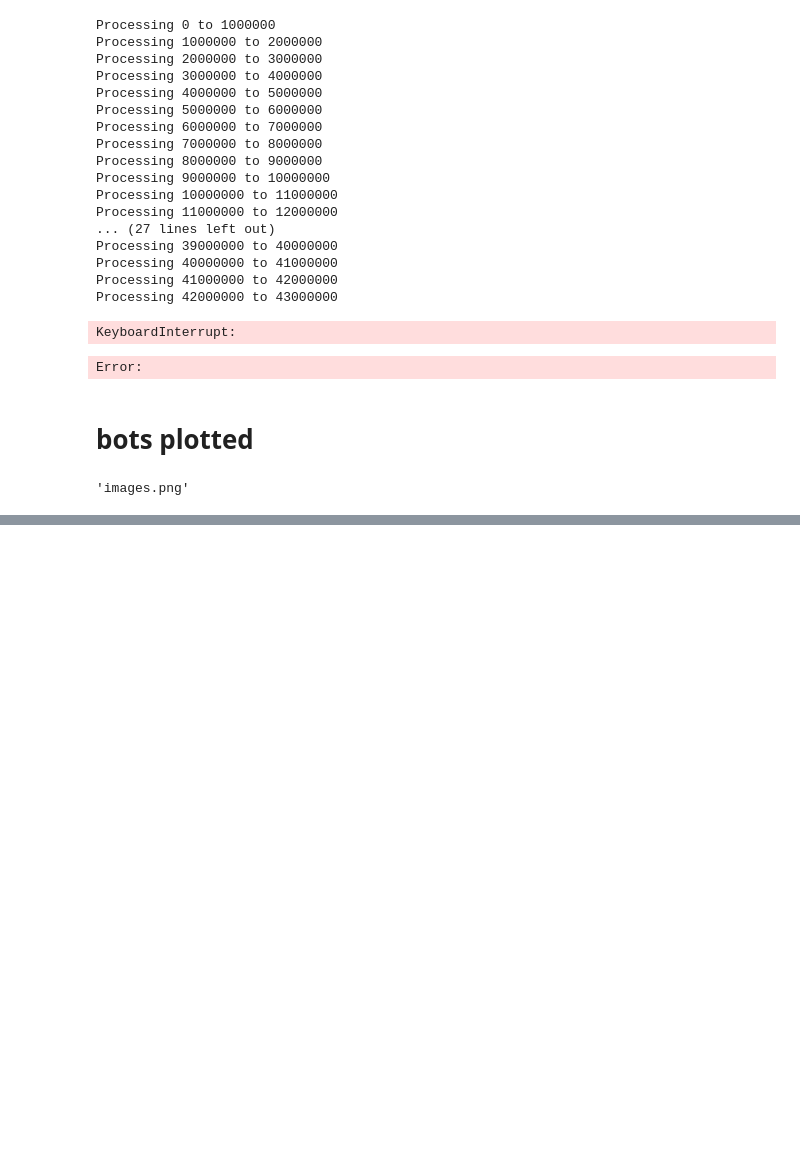
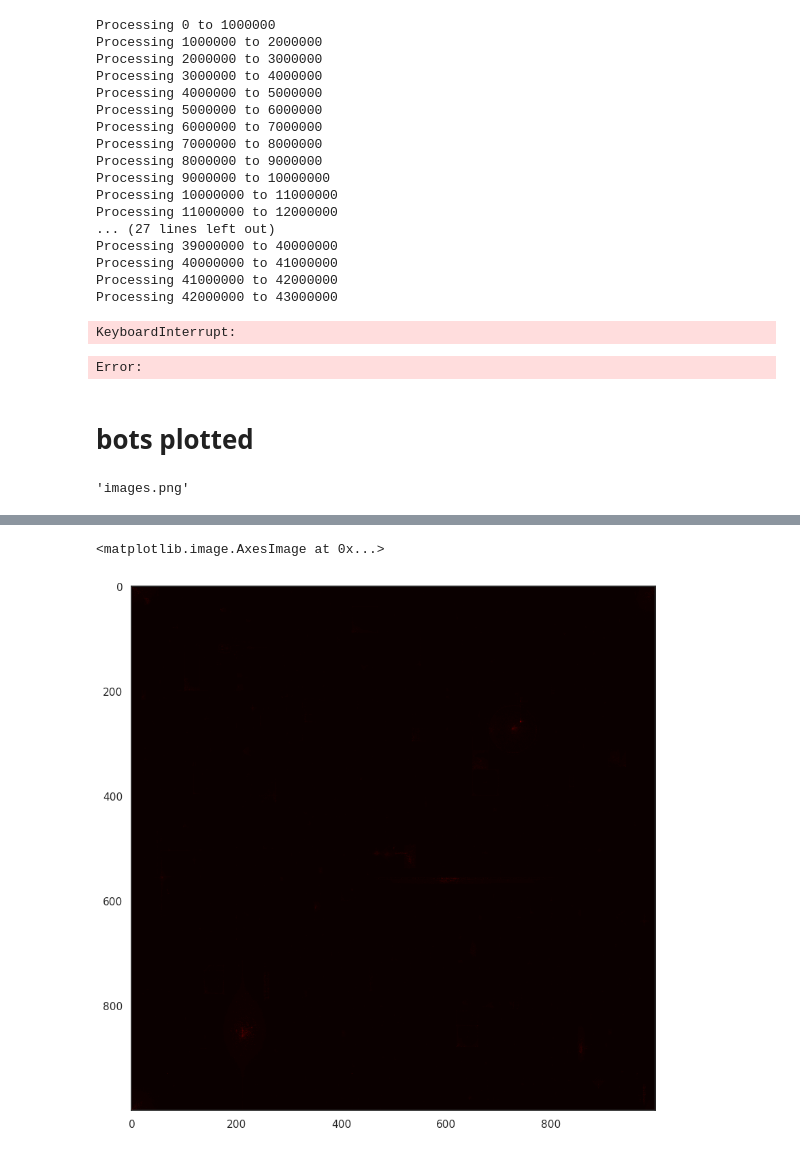
Before and after one commit to WojciechTyczynski/re-place-2022, a Jupyter notebook: Dataexploration.ipynb, the cells around one changed output, grey strips where cells are left out. Cells and saved outputs as stored; diff of their text form; code cells hidden in the pictures; blank space fills up the shorter version.

```diff
--- a/Dataexploration.ipynb
+++ b/Dataexploration.ipynb
@@ -180,0 +196,3 @@ canvas.save_canvas(path='images/bots/')
+# %%
+df = df[(df['x1'] < 1000) & (df['y1'] < 1000)]
+df = df.iloc[0:2000000]
@@ -180,0 +207,37 @@ canvas.save_canvas(path='images/bots/')
+# %%
+image_with_memory = np.zeros((1000,1000))
+filenames = []
+step = 10000
+memory = []
+df_temp = pd.DataFrame({'x1' : list(range(1000)), 'y1' : list(range(1000)), 'timestamp' : list(range(1000))})
+df2 = get_unique_df()
+for i in tqdm.tqdm(range(0, len(df), step)):
+    # check to see if out of bounds
+    if(i+step > len(df)):
+        df_chunk = df.iloc[i:]
+    else:
+        df_chunk = df.iloc[i:i+step]
+    # iterate through the chunk
+    test_df = df_chunk.groupby(['x1', 'y1']).count()
+    test_df.reset_index(inplace=True)
+    test_df = test_df[['x1', 'y1', 'timestamp']]
+    temp_df = df2
+    temp_df = pd.merge(temp_df, test_df, on=['x1','y1'], how='left')
+    test_df = temp_df
+    test_df = test_df.pivot(index='x1', columns='y1', values='timestamp')
+    test_df = test_df.fillna(0)
+    test_df = test_df.astype(int)
+    test_df = test_df.to_numpy()
+    test_df = np.flip(test_df, axis=0)
+    test_df = np.rot90(test_df, 3)
+    test_df = np.pad(test_df, ((0, 1000-test_df.shape[0]), (0, 1000-test_df.shape[1])), 'constant', constant_values=0)
+    scale test_df to 0-1000
+    scaled_img = test_df / test_df.max() * 1000
+    scaled_img = scaled_img.astype(int)
+    memory.append(test_df)
+    if len(memory) > 5:
+        memory.pop(0)
+        image_with_memory = np.max(np.array(memory), axis=0)
+        filename = f'images/heatmap2/{i}.png'
+        filenames.append(filename)
+        plt.imsave(filename, image_with_memory, cmap='afmhot')
@@ -180,0 +284,8 @@ canvas.save_canvas(path='images/bots/')
+# %%
+# plot test_df as an image no seaborn grid lines
+sns.set_style("white")
+plt.figure(figsize=(20,10))
+plt.imshow(test_df, cmap='hot')
+# %% [output]
+<matplotlib.image.AxesImage at 0x...>
+[figure, added]
```
Also changed, not shown: parts of 11 cells of this notebook, 1 other file.
